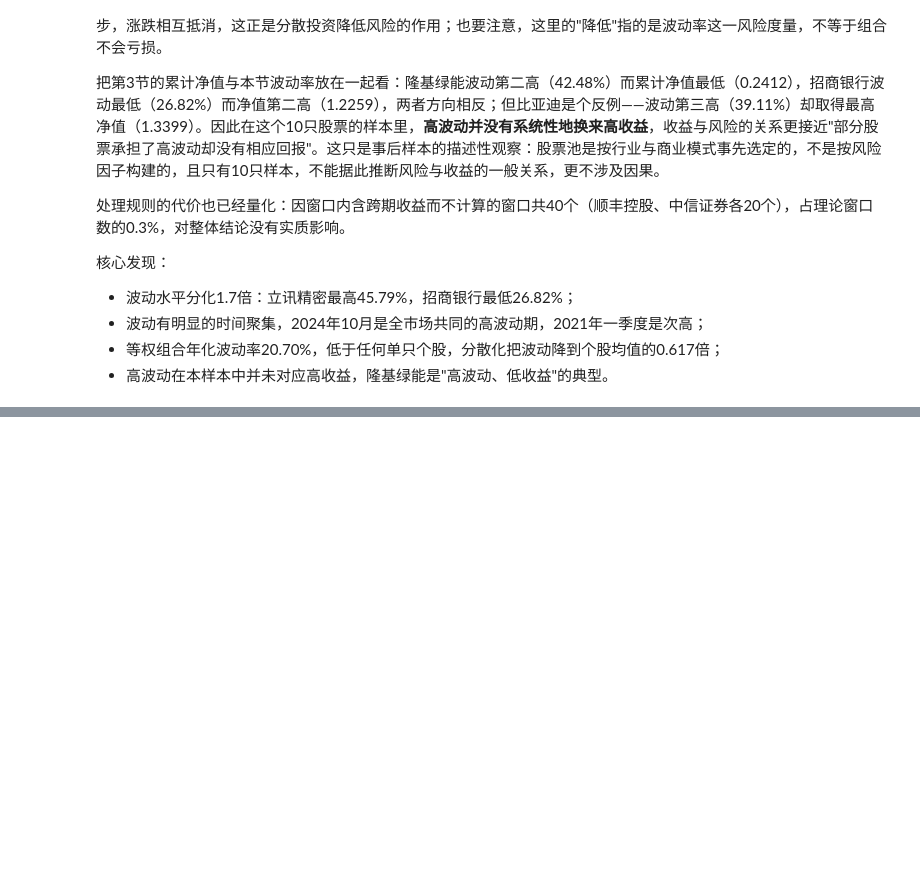
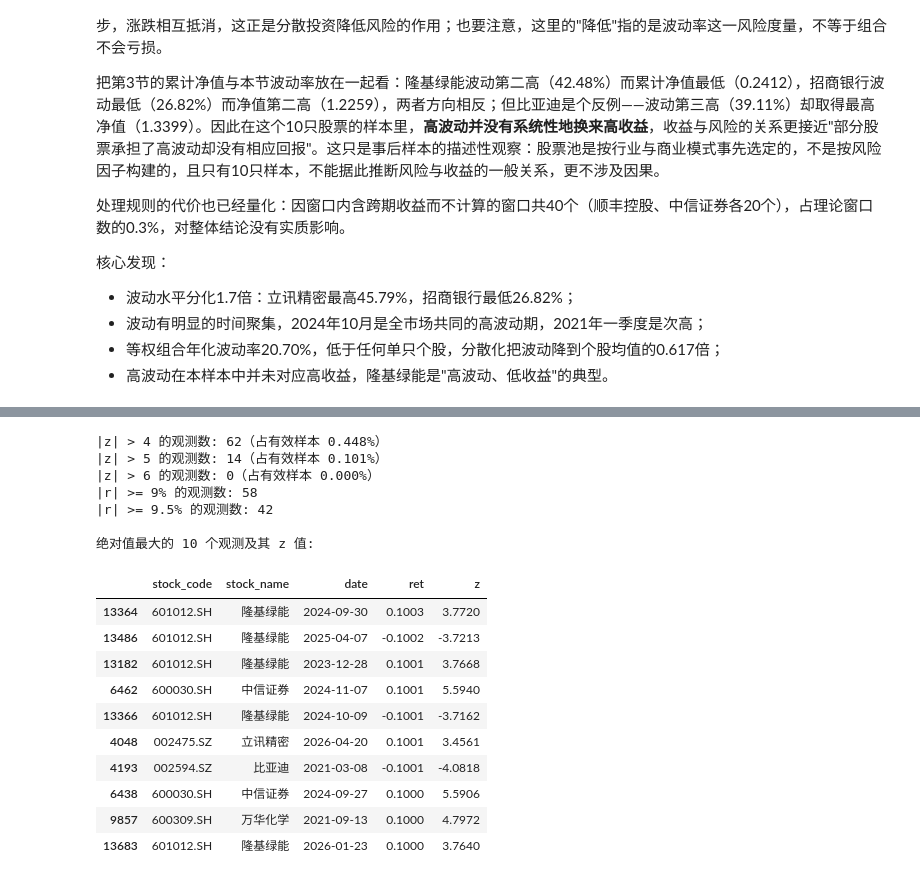
Before and after one commit to Jaremy112/fineco-homework, a Jupyter notebook: hw-02/hw_02-1.ipynb, the cells around one changed output, grey strips where cells are left out. Saved outputs shown, nothing was run; the diff lists cells and outputs as text; code cells hidden in the pictures; blank space fills up the shorter version.

```diff
--- a/hw-02/hw_02-1.ipynb
+++ b/hw-02/hw_02-1.ipynb
@@ -787,0 +859,33 @@ display((eq_vol * 100).sort_values(ascending=False).head(10).round(2).to_frame("
+# %%
+# 异常观测识别：个股内标准化 z 值 + 接近涨跌停的绝对阈值
+ret_stats = ret_stats.assign(
+    z=ret_stats.groupby("stock_code")["ret"].transform(lambda s: (s - s.mean()) / s.std())
+)
+for k in [4, 5, 6]:
+    n_k = int((ret_stats["z"].abs() > k).sum())
+    print(f"|z| > {k} 的观测数: {n_k}（占有效样本 {n_k / len(ret_stats) * 100:.3f}%）")
+print("|r| >= 9% 的观测数:", int((ret_stats["ret"].abs() >= 0.09).sum()))
+print("|r| >= 9.5% 的观测数:", int((ret_stats["ret"].abs() >= 0.095).sum()))
+
+print("\n绝对值最大的 10 个观测及其 z 值:")
+display(ret_stats.reindex(ret_stats["ret"].abs().sort_values(ascending=False).index)
+        .head(10)[["stock_code", "stock_name", "date", "ret", "z"]].round(4))
+# %% [output]
+|z| > 4 的观测数: 62（占有效样本 0.448%）
+|z| > 5 的观测数: 14（占有效样本 0.101%）
+|z| > 6 的观测数: 0（占有效样本 0.000%）
+|r| >= 9% 的观测数: 58
+|r| >= 9.5% 的观测数: 42
+
+绝对值最大的 10 个观测及其 z 值:
+|  | stock_code | stock_name | date | ret | z |
+| 13364 | 601012.SH | 隆基绿能 | 2024-09-30 | 0.1003 | 3.7720 |
+| 13486 | 601012.SH | 隆基绿能 | 2025-04-07 | -0.1002 | -3.7213 |
+| 13182 | 601012.SH | 隆基绿能 | 2023-12-28 | 0.1001 | 3.7668 |
+| 6462 | 600030.SH | 中信证券 | 2024-11-07 | 0.1001 | 5.5940 |
+| 13366 | 601012.SH | 隆基绿能 | 2024-10-09 | -0.1001 | -3.7162 |
+| 4048 | 002475.SZ | 立讯精密 | 2026-04-20 | 0.1001 | 3.4561 |
+| 4193 | 002594.SZ | 比亚迪 | 2021-03-08 | -0.1001 | -4.0818 |
+| 6438 | 600030.SH | 中信证券 | 2024-09-27 | 0.1000 | 5.5906 |
+| 9857 | 600309.SH | 万华化学 | 2021-09-13 | 0.1000 | 4.7972 |
+| 13683 | 601012.SH | 隆基绿能 | 2026-01-23 | 0.1000 | 3.7640 |
```
Also changed, not shown: parts of 8 cells of this notebook, 3 other files.
